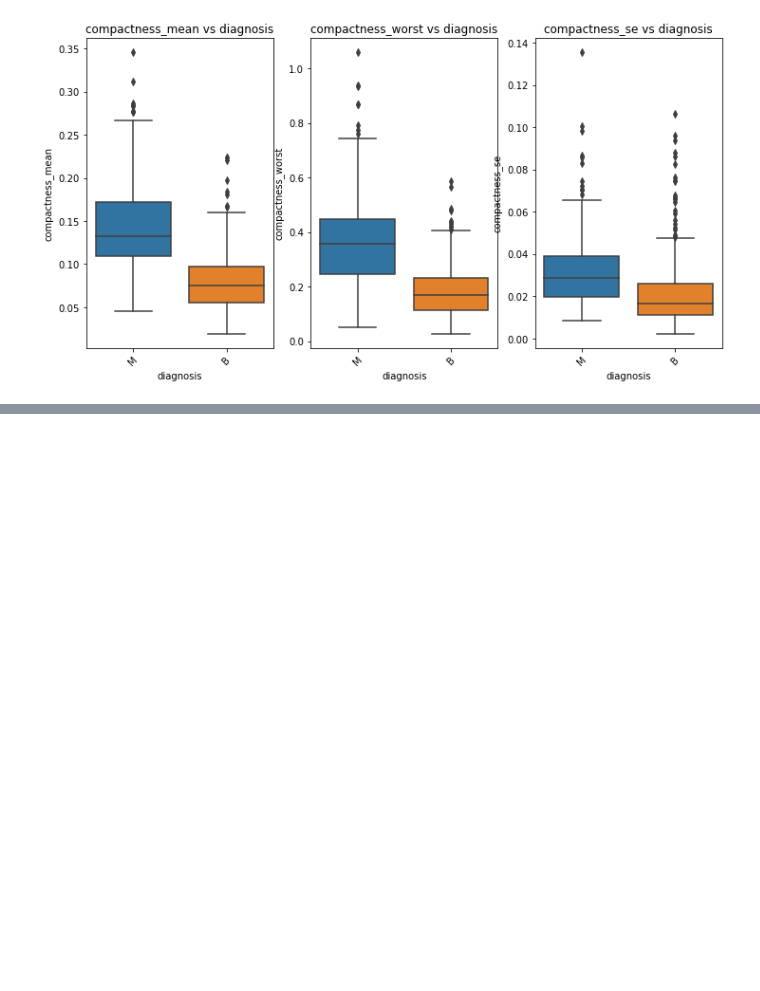
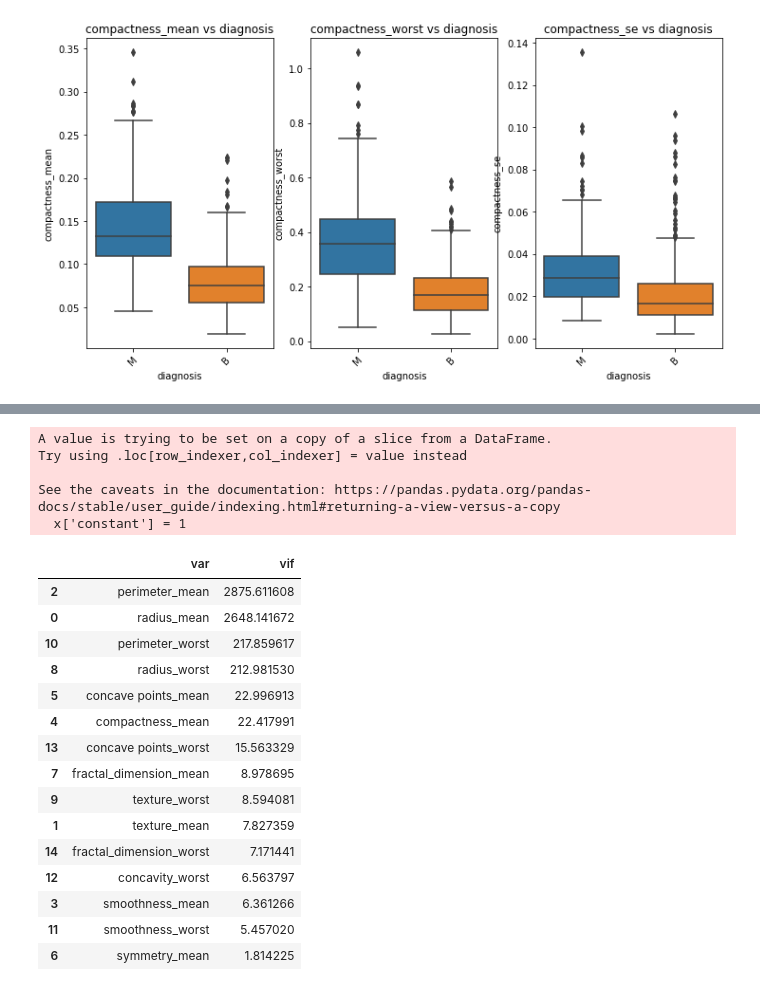
Before and after one commit to cgoriusIU/FA23-dsci-d590, a Jupyter notebook: eda/FeatureGroupings.ipynb, the cells around one changed output, grey strips where cells are left out. Saved outputs shown, nothing was run; the diff lists cells and outputs as text; code cells hidden in the pictures; blank space fills up the shorter version.

```diff
--- a/eda/FeatureGroupings.ipynb
+++ b/eda/FeatureGroupings.ipynb
@@ -144,0 +209,11 @@ plt.show()
+# %%
+def vif(considered_features):
+
+    x = df[considered_features]
+    x['constant'] = 1
+
+    vif = pd.DataFrame()
+    vif["var"] = x.columns
+    vif["vif"] = [variance_inflation_factor(x.values, i) for i in range(x.shape[1])]
+    vif = vif[vif['var']!='constant']
+    return vif
@@ -144,0 +230,32 @@ plt.show()
+# %%
+features_to_drop = ['area_mean', 'concavity_mean', 'area_worst', 'compactness_worst', 'symmetry_worst',
+                   'radius_se', 'texture_se', 'perimeter_se', 'area_se', 'smoothness_se',
+                   'compactness_se', 'concavity_se', 'concave points_se', 'symmetry_se',
+                   'fractal_dimension_se']
+
+df_drop = df.drop(columns=features_to_drop, axis=1)
+considered_features = df_drop.drop(['diagnosis', 'diag_bool'], axis=1).columns
+
+vif(considered_features).sort_values('vif', ascending=False)
+# %% [output]
+A value is trying to be set on a copy of a slice from a DataFrame.
+Try using .loc[row_indexer,col_indexer] = value instead
+
+See the caveats in the documentation: https://pandas.pydata.org/pandas-docs/stable/user_guide/indexing.html#returning-a-view-versus-a-copy
+  x['constant'] = 1
+|  | var | vif |
+| 2 | perimeter_mean | 2875.611608 |
+| 0 | radius_mean | 2648.141672 |
+| 10 | perimeter_worst | 217.859617 |
+| 8 | radius_worst | 212.981530 |
+| 5 | concave points_mean | 22.996913 |
+| 4 | compactness_mean | 22.417991 |
+| 13 | concave points_worst | 15.563329 |
+| 7 | fractal_dimension_mean | 8.978695 |
+| 9 | texture_worst | 8.594081 |
+| 1 | texture_mean | 7.827359 |
+| 14 | fractal_dimension_worst | 7.171441 |
+| 12 | concavity_worst | 6.563797 |
+| 3 | smoothness_mean | 6.361266 |
+| 11 | smoothness_worst | 5.457020 |
+| 6 | symmetry_mean | 1.814225 |
```
Also changed, not shown: parts of 10 cells of this notebook.
